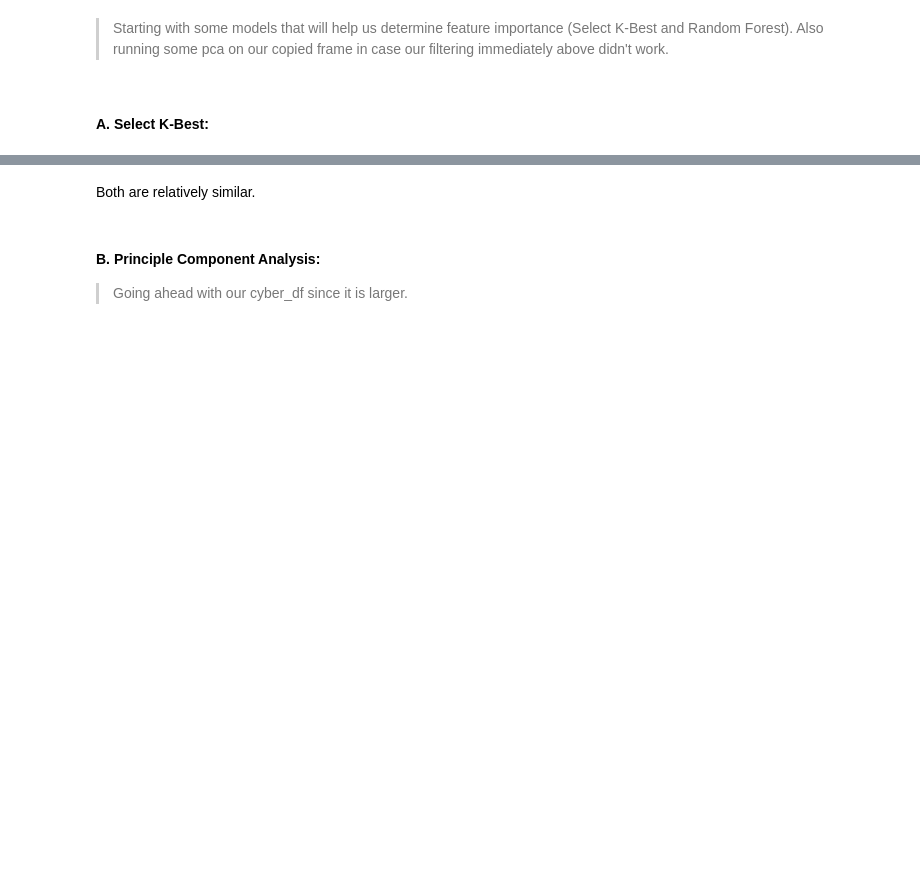
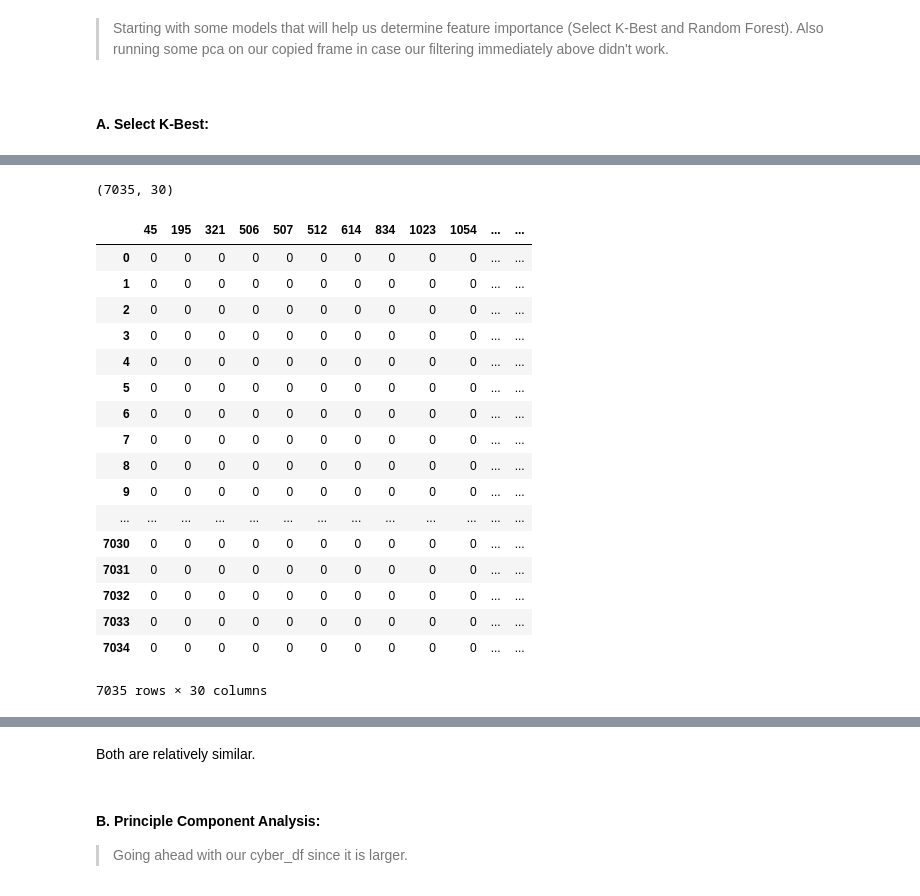
Before and after one commit to Begecky/Thinkful_Materials, a Jupyter notebook: CyberTerrorism2.ipynb, the cells around one changed output, grey strips where cells are left out. Cells and saved outputs as stored; diff of their text form; code cells hidden in the pictures; blank space fills up the shorter version.

```diff
--- a/CyberTerrorism2.ipynb
+++ b/CyberTerrorism2.ipynb
@@ -687,0 +787,23 @@ SKB_2_df
+# %%
+# City:
+
+X_cities = pd.get_dummies(cyber_df['city'])
+Y_cities = cyber_df['success']
+
+X_cities_train, X_cities_test, Y_cities_train, Y_cities_test = train_test_split(X_cities, Y_cities, test_size = .25)
+
+KBest_cities = feature_selection.SelectKBest(k = 30)
+X_BestCities_train = KBest_cities.fit_transform(X_cities_train, Y_cities_train) #only transform on the test set
+# %%
+cities_mask = KBest_cities.get_support(indices = True)
+KBest_cities_features = pd.DataFrame(X_cities_train.columns[cities_mask])
+KBest_cities_df = X_cities_train.iloc[:, cities_mask]
+
+# Summarizing the scores for those top 30 features in a df:
+
+KBest_cities_features['P_Vals'] = KBest_cities.pvalues_[0:30]
+KBest_cities_features['Scores'] = KBest_cities.scores_[0:30]
+
+print('Here is a dataframe with the top 30 features selected by this algorithm, along with\n'
+       'the P-Value and ANova score of each feature: \n')
+KBest_cities_features
@@ -687,0 +830,25 @@ SKB_2_df
+# %%
+KBest_cities_df.shape
+# %% [output]
+(7035, 30)
+# %%
+pd.DataFrame(X_BestCities_train, columns = cities_mask)
+# %% [output]
+|  | 45 | 195 | 321 | 506 | 507 | 512 | 614 | 834 | 1023 | 1054 | ... | ... |
+| 0 | 0 | 0 | 0 | 0 | 0 | 0 | 0 | 0 | 0 | 0 | ... | ... |
+| 1 | 0 | 0 | 0 | 0 | 0 | 0 | 0 | 0 | 0 | 0 | ... | ... |
+| 2 | 0 | 0 | 0 | 0 | 0 | 0 | 0 | 0 | 0 | 0 | ... | ... |
+| 3 | 0 | 0 | 0 | 0 | 0 | 0 | 0 | 0 | 0 | 0 | ... | ... |
+| 4 | 0 | 0 | 0 | 0 | 0 | 0 | 0 | 0 | 0 | 0 | ... | ... |
+| 5 | 0 | 0 | 0 | 0 | 0 | 0 | 0 | 0 | 0 | 0 | ... | ... |
+| 6 | 0 | 0 | 0 | 0 | 0 | 0 | 0 | 0 | 0 | 0 | ... | ... |
+| 7 | 0 | 0 | 0 | 0 | 0 | 0 | 0 | 0 | 0 | 0 | ... | ... |
+| 8 | 0 | 0 | 0 | 0 | 0 | 0 | 0 | 0 | 0 | 0 | ... | ... |
+| 9 | 0 | 0 | 0 | 0 | 0 | 0 | 0 | 0 | 0 | 0 | ... | ... |
+| ... | ... | ... | ... | ... | ... | ... | ... | ... | ... | ... | ... | ... |
+| 7030 | 0 | 0 | 0 | 0 | 0 | 0 | 0 | 0 | 0 | 0 | ... | ... |
+| 7031 | 0 | 0 | 0 | 0 | 0 | 0 | 0 | 0 | 0 | 0 | ... | ... |
+| 7032 | 0 | 0 | 0 | 0 | 0 | 0 | 0 | 0 | 0 | 0 | ... | ... |
+| 7033 | 0 | 0 | 0 | 0 | 0 | 0 | 0 | 0 | 0 | 0 | ... | ... |
+| 7034 | 0 | 0 | 0 | 0 | 0 | 0 | 0 | 0 | 0 | 0 | ... | ... |
+7035 rows × 30 columns
```
Also changed, not shown: parts of 32 cells of this notebook, 1 other file.
